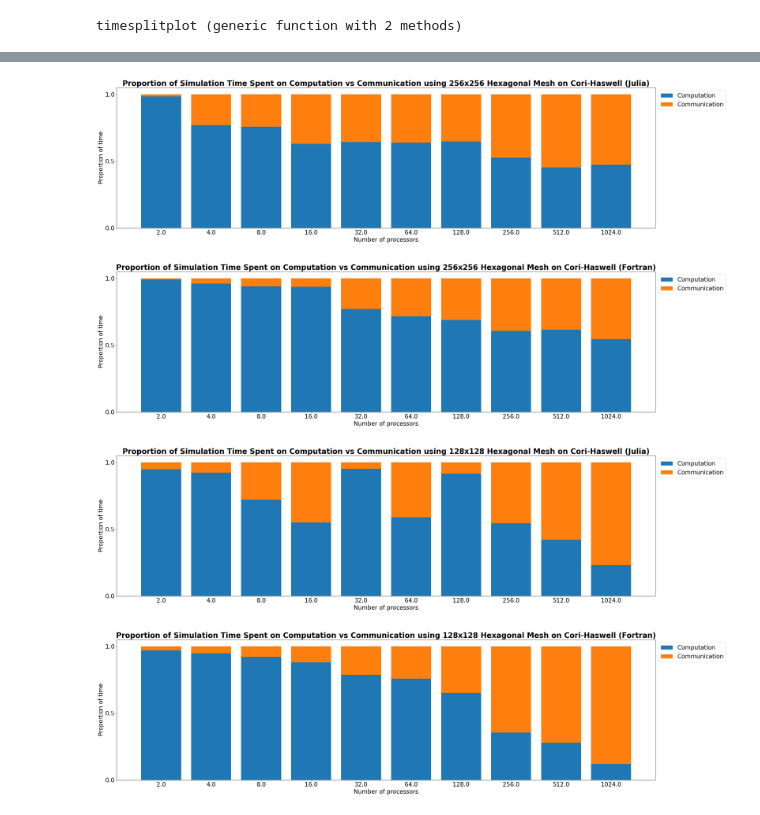
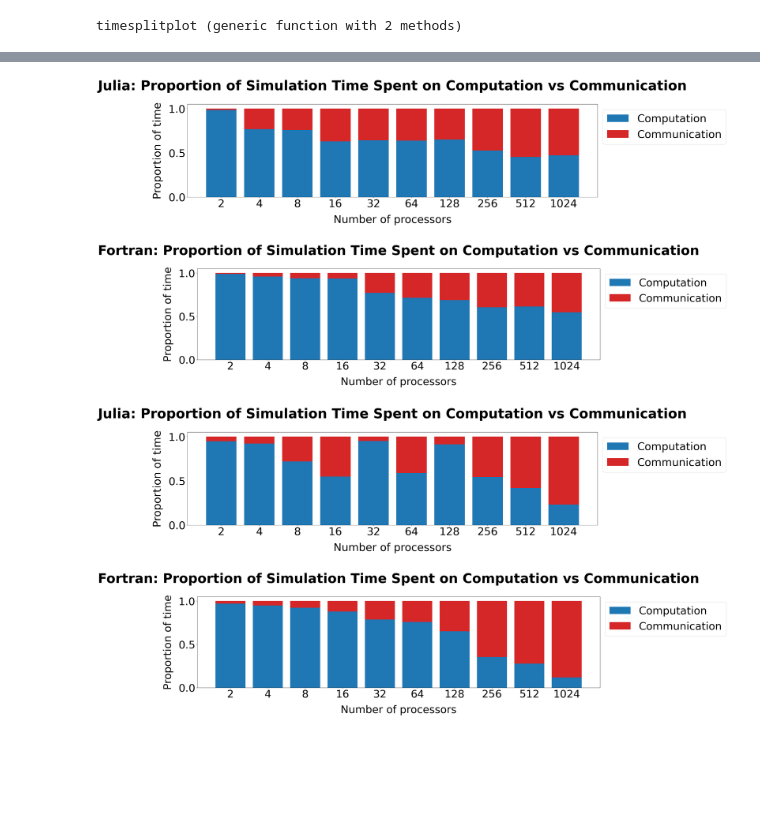
Before and after one commit to robertstrauss/MPAS_Ocean_Julia, a Jupyter notebook: output/kelvinwave/performanceplots.ipynb, the cells around one changed output, grey strips where cells are left out. Cells and saved outputs as stored; diff of their text form; code cells hidden in the pictures; blank space fills up the shorter version.

Commit message:
reformatted time split proportion plots

```diff
--- a/output/kelvinwave/performanceplots.ipynb
+++ b/output/kelvinwave/performanceplots.ipynb
@@ -171,6 +171,8 @@ end
 juliafortrantimesplits (generic function with 3 methods)
 # %%
 function timesplitplot(nprocs, comptime, mpitime, nCellsX, info="")
+    fontscale = 2
+
     fig, ax = plt.subplots(1,1, figsize=(length(comptime)*3,8))
 #     df = DataFrame(processors=nprocs, computation=comptime, communication=mpitime)
 #     df.plot(kind="bar",
@@ -179,18 +181,19 @@ function timesplitplot(nprocs, comptime, mpitime, nCellsX, info="")
 #             figsize=(10, 6))
     totals = comptime + mpitime
 
-    ax.bar(string.(nprocs), comptime ./ totals, label="Computation")
-    ax.bar(string.(nprocs), mpitime ./ totals, bottom=comptime ./ totals, label="Communication")
+    ax.bar(string.(Int.(nprocs)), comptime ./ totals, color="tab:blue", label="Computation")
+    ax.bar(string.(Int.(nprocs)), mpitime ./ totals, bottom=comptime ./ totals, color="tab:red", label="Communication")
 
-    ax.legend(loc="upper left", fontsize=20, bbox_to_anchor=(1,1))
+    ax.legend(loc="upper left", fontsize=20*fontscale, bbox_to_anchor=(1,1))
 
     ax.set_yticks([0.0, 0.5, 1.0])
-    ax.set_xlabel("Number of processors", fontsize=20)
-    ax.set_ylabel("Proportion of time", fontsize=20)
-    ax.tick_params(axis="x", labelsize=20)
-    ax.tick_params(axis="y", labelsize=20)
+    ax.set_xlabel("Number of processors", fontsize=20*fontscale, labelpad=10.0*fontscale)
+    ax.set_ylabel("Proportion of time", fontsize=20*fontscale, labelpad=10.0*fontscale)
+    ax.tick_params(axis="x", labelsize=20*fontscale)
+    ax.tick_params(axis="y", labelsize=20*fontscale)
 
-    ax.set_title("$info: Proportion of Simulation Time Spent on Computation vs Communication using $(nCellsX)x$(nCellsX) Hexagonal Mesh", fontweight="bold", fontsize=25)
+    # " using $(nCellsX)x$(nCellsX) Hexagonal Mesh"
+    ax.set_title("$info: Proportion of Simulation Time Spent on Computation vs Communication", fontweight="bold", fontsize=25*fontscale, y=1.135)
 
 #     plt.tick_params(top="off", bottom="off", left="off", right="off", labelleft="off", labelbottom="on")
 
@@ -226,20 +217,20 @@ LoadError: UndefVarError: juliafortrantimesplits not defined
 # %%
 nCellsX = 256
 juliasim, juliampi, juliaprocs, fortransim, fortranmpi, fortranprocs, juliafname, fortranfname = juliafortrantimesplits(nCellsX, 1024, 4096)
-fig, ax = timesplitplot(juliaprocs, juliasim, juliampi, nCellsX, "(Julia)")
+fig, ax = timesplitplot(juliaprocs, juliasim, juliampi, nCellsX, "Julia")
 fig.savefig("$(juliafname)_proportion_sim_mpi.png")
-fig, ax = timesplitplot(fortranprocs[end:-1:3], fortransim[end:-1:3], fortranmpi[end:-1:3], nCellsX, "(Fortran)")
+fig, ax = timesplitplot(fortranprocs[end:-1:3], fortransim[end:-1:3], fortranmpi[end:-1:3], nCellsX, "Fortran")
 fig.savefig("$(fortranfname)_proportion_sim_mpi.png")
 # %% [output]
-[figure, old version]
+[figure, new version]
-[figure, old version]
+[figure, new version]
 # %%
 nCellsX = 128
 juliasim, juliampi, juliaprocs, fortransim, fortranmpi, fortranprocs, juliafname, fortranfname = juliafortrantimesplits(nCellsX, 1024, 4096)
-fig, ax = timesplitplot(juliaprocs, juliasim, juliampi, nCellsX, "(Julia)")
+fig, ax = timesplitplot(juliaprocs, juliasim, juliampi, nCellsX, "Julia")
 fig.savefig("$(juliafname)_proportion_sim_mpi.png")
-fig, ax = timesplitplot(fortranprocs[end:-1:3], fortransim[end:-1:3], fortranmpi[end:-1:3], nCellsX, "(Fortran)")
+fig, ax = timesplitplot(fortranprocs[end:-1:3], fortransim[end:-1:3], fortranmpi[end:-1:3], nCellsX, "Fortran")
 fig.savefig("$(fortranfname)_proportion_sim_mpi.png")
 # %% [output]
-[figure, old version]
+[figure, new version]
-[figure, old version]
+[figure, new version]
```
Also changed, not shown: parts of 4 cells of this notebook, 8 other files.
